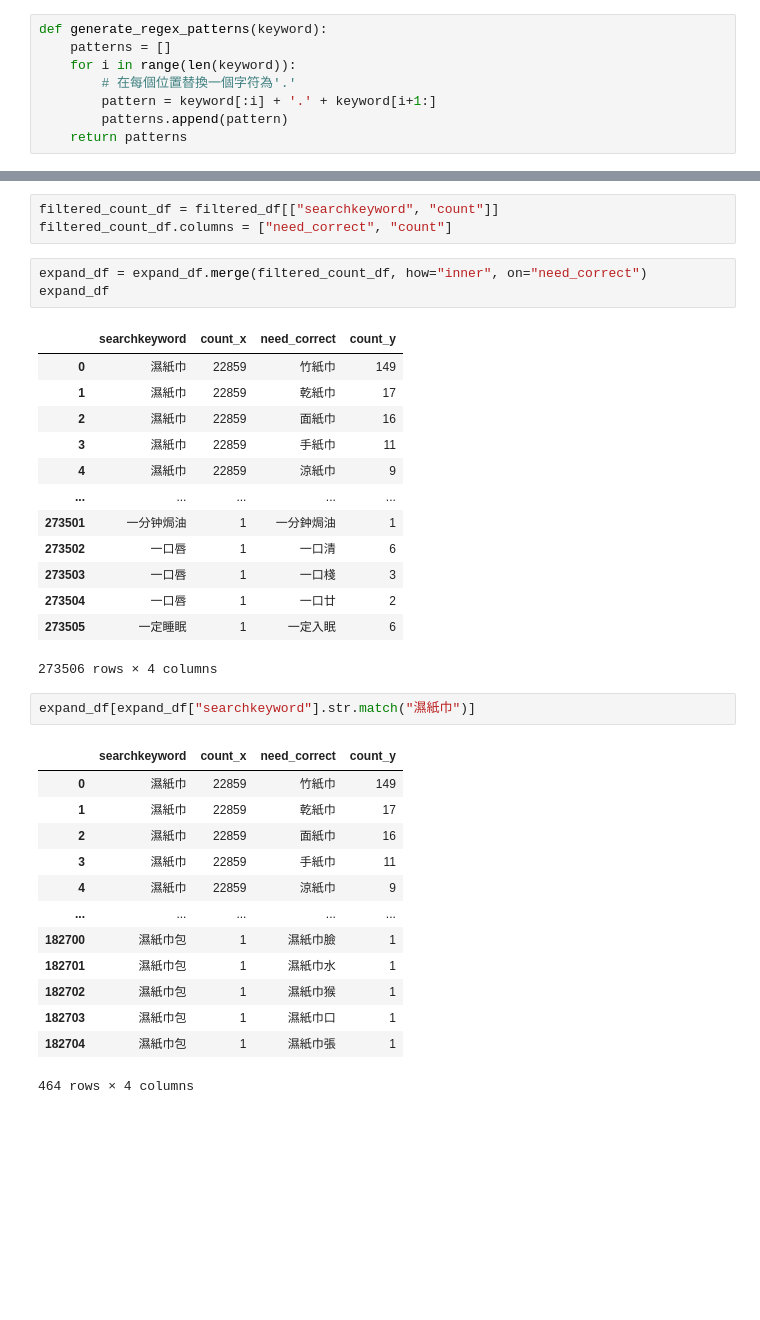
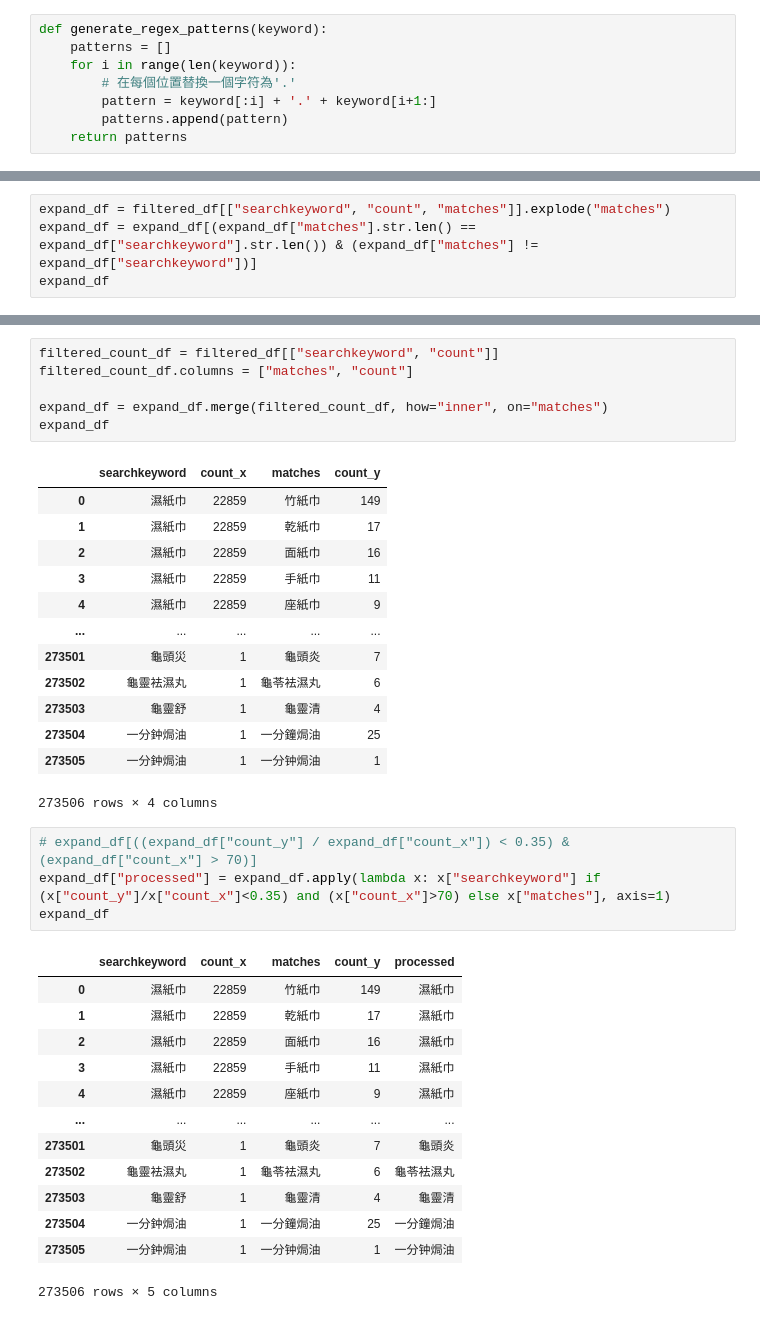
Before and after one commit to victor31ao/search_keywords, a Jupyter notebook: correct_searchkeywords.ipynb, the cells around one changed output, grey strips where cells are left out. Saved outputs shown, nothing was run; the diff lists cells and outputs as text; blank space fills up the shorter version.

```diff
--- a/correct_searchkeywords.ipynb
+++ b/correct_searchkeywords.ipynb
@@ -152,0 +169,4 @@ expand_df
+# %%
+expand_df = filtered_df[["searchkeyword", "count", "matches"]].explode("matches")
+expand_df = expand_df[(expand_df["matches"].str.len() == expand_df["searchkeyword"].str.len()) & (expand_df["matches"] != expand_df["searchkeyword"])]
+expand_df
@@ -153,36 +187,38 @@ expand_df
 # %%
 filtered_count_df = filtered_df[["searchkeyword", "count"]]
-filtered_count_df.columns = ["need_correct", "count"]
+filtered_count_df.columns = ["matches", "count"]
+
+expand_df = expand_df.merge(filtered_count_df, how="inner", on="matches")
+expand_df
+# %% [output]
+|  | searchkeyword | count_x | matches | count_y |
+| 0 | 濕紙巾 | 22859 | 竹紙巾 | 149 |
+| 1 | 濕紙巾 | 22859 | 乾紙巾 | 17 |
+| 2 | 濕紙巾 | 22859 | 面紙巾 | 16 |
+| 3 | 濕紙巾 | 22859 | 手紙巾 | 11 |
+| 4 | 濕紙巾 | 22859 | 座紙巾 | 9 |
+| ... | ... | ... | ... | ... |
+| 273501 | 龜頭災 | 1 | 龜頭炎 | 7 |
+| 273502 | 龜靈袪濕丸 | 1 | 龜苓袪濕丸 | 6 |
+| 273503 | 龜靈舒 | 1 | 龜靈清 | 4 |
+| 273504 | 一分鈡焗油 | 1 | 一分鐘焗油 | 25 |
+| 273505 | 一分鈡焗油 | 1 | 一分钟焗油 | 1 |
+273506 rows × 4 columns
-# %%
-expand_df = expand_df.merge(filtered_count_df, how="inner", on="need_correct")
-expand_df
-# %% [output]
-|  | searchkeyword | count_x | need_correct | count_y |
-| 0 | 濕紙巾 | 22859 | 竹紙巾 | 149 |
-| 1 | 濕紙巾 | 22859 | 乾紙巾 | 17 |
-| 2 | 濕紙巾 | 22859 | 面紙巾 | 16 |
-| 3 | 濕紙巾 | 22859 | 手紙巾 | 11 |
-| 4 | 濕紙巾 | 22859 | 涼紙巾 | 9 |
-| ... | ... | ... | ... | ... |
-| 273501 | 一分钟焗油 | 1 | 一分鈡焗油 | 1 |
-| 273502 | 一口唇 | 1 | 一口清 | 6 |
-| 273503 | 一口唇 | 1 | 一口棧 | 3 |
-| 273504 | 一口唇 | 1 | 一口廿 | 2 |
-| 273505 | 一定睡眠 | 1 | 一定入眠 | 6 |
-273506 rows × 4 columns
-# %%
-expand_df[expand_df["searchkeyword"].str.match("濕紙巾")]
-# %% [output]
-|  | searchkeyword | count_x | need_correct | count_y |
-| 0 | 濕紙巾 | 22859 | 竹紙巾 | 149 |
-| 1 | 濕紙巾 | 22859 | 乾紙巾 | 17 |
-| 2 | 濕紙巾 | 22859 | 面紙巾 | 16 |
-| 3 | 濕紙巾 | 22859 | 手紙巾 | 11 |
-| 4 | 濕紙巾 | 22859 | 涼紙巾 | 9 |
-| ... | ... | ... | ... | ... |
-| 182700 | 濕紙巾包 | 1 | 濕紙巾臉 | 1 |
-| 182701 | 濕紙巾包 | 1 | 濕紙巾水 | 1 |
-| 182702 | 濕紙巾包 | 1 | 濕紙巾猴 | 1 |
-| 182703 | 濕紙巾包 | 1 | 濕紙巾口 | 1 |
-| 182704 | 濕紙巾包 | 1 | 濕紙巾張 | 1 |
-464 rows × 4 columns
+# %%
+# expand_df[((expand_df["count_y"] / expand_df["count_x"]) < 0.35) & (expand_df["count_x"] > 70)]
+expand_df["processed"] = expand_df.apply(lambda x: x["searchkeyword"] if (x["count_y"]/x["count_x"]<0.35) and (x["count_x"]>70) else x["matches"], axis=1)
+expand_df
+# %% [output]
+|  | searchkeyword | count_x | matches | count_y | processed |
+| 0 | 濕紙巾 | 22859 | 竹紙巾 | 149 | 濕紙巾 |
+| 1 | 濕紙巾 | 22859 | 乾紙巾 | 17 | 濕紙巾 |
+| 2 | 濕紙巾 | 22859 | 面紙巾 | 16 | 濕紙巾 |
+| 3 | 濕紙巾 | 22859 | 手紙巾 | 11 | 濕紙巾 |
+| 4 | 濕紙巾 | 22859 | 座紙巾 | 9 | 濕紙巾 |
+| ... | ... | ... | ... | ... | ... |
+| 273501 | 龜頭災 | 1 | 龜頭炎 | 7 | 龜頭炎 |
+| 273502 | 龜靈袪濕丸 | 1 | 龜苓袪濕丸 | 6 | 龜苓袪濕丸 |
+| 273503 | 龜靈舒 | 1 | 龜靈清 | 4 | 龜靈清 |
+| 273504 | 一分鈡焗油 | 1 | 一分鐘焗油 | 25 | 一分鐘焗油 |
+| 273505 | 一分鈡焗油 | 1 | 一分钟焗油 | 1 | 一分钟焗油 |
+273506 rows × 5 columns
```
Also changed, not shown: parts of 11 cells of this notebook.
